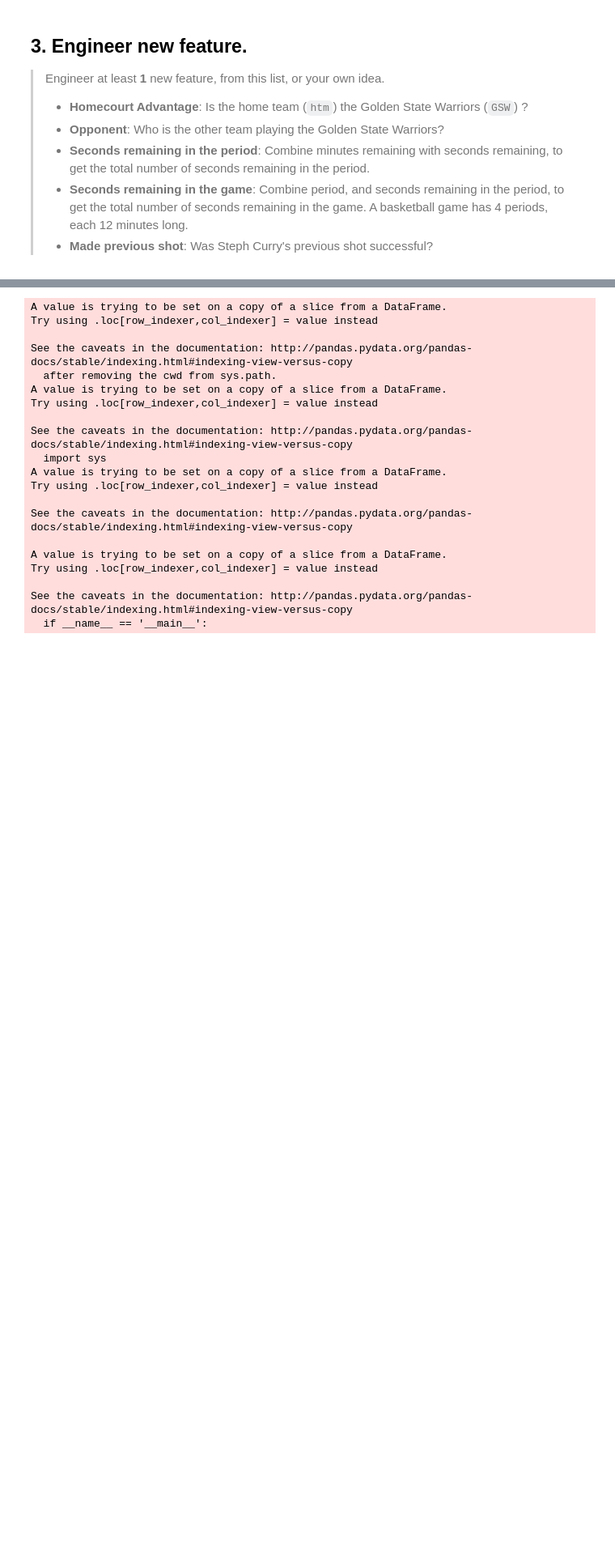
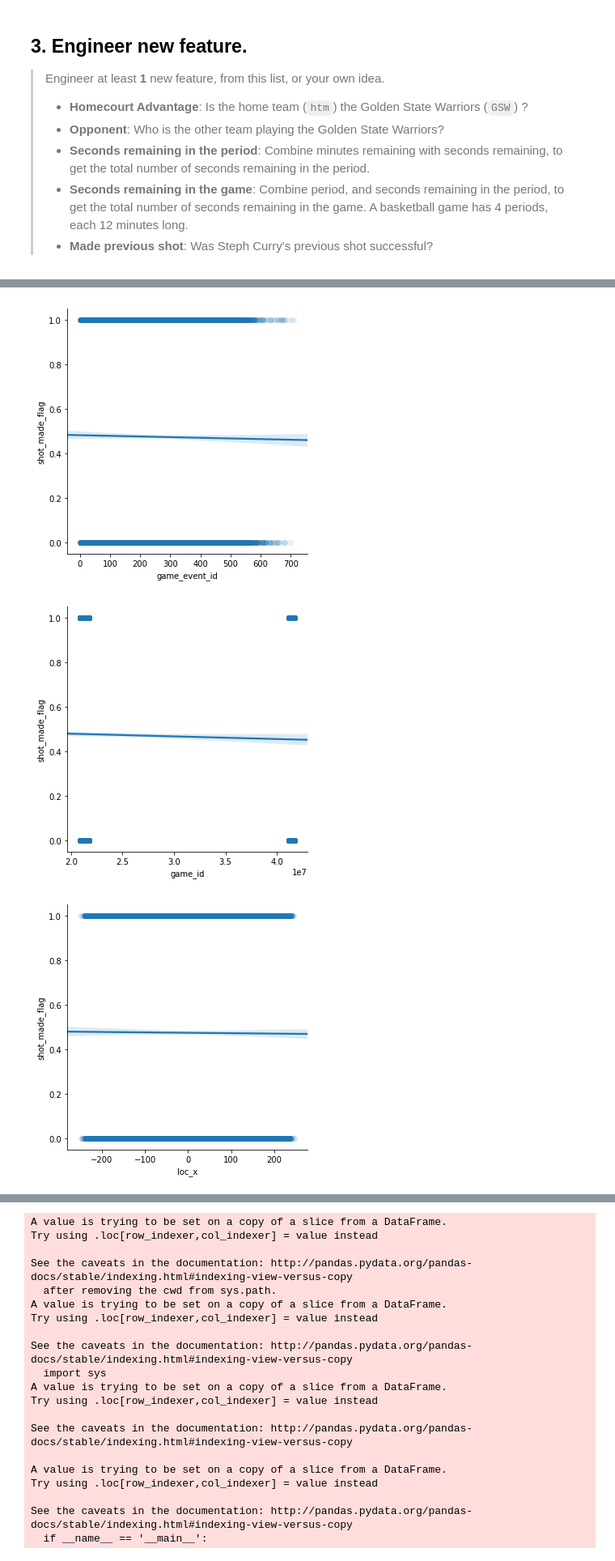
Before and after one commit to JimKing100/DS-Unit-2-Kaggle-Challenge, a Jupyter notebook: DS7_Sprint_Challenge_6.ipynb, the cells around one changed output, grey strips where cells are left out. Shown: that part at 81% size. Drawn from its saved outputs; the diff is of its cells as text; code cells hidden in the pictures; blank space fills up the shorter version.

```diff
--- a/DS7_Sprint_Challenge_6.ipynb
+++ b/DS7_Sprint_Challenge_6.ipynb
@@ -155,0 +176,10 @@ print(test.shape)
+# %%
+# Explore features
+numeric = train.select_dtypes('number')
+for col in sorted(numeric.columns):
+    sns.lmplot(x=col, y = 'shot_made_flag', data = train, scatter_kws = dict(alpha=0.05))
+    plt.show()
+# %% [output]
+[figure, added]
+[figure, added]
+[figure, added]
```
Also changed, not shown: parts of 9 cells of this notebook.
